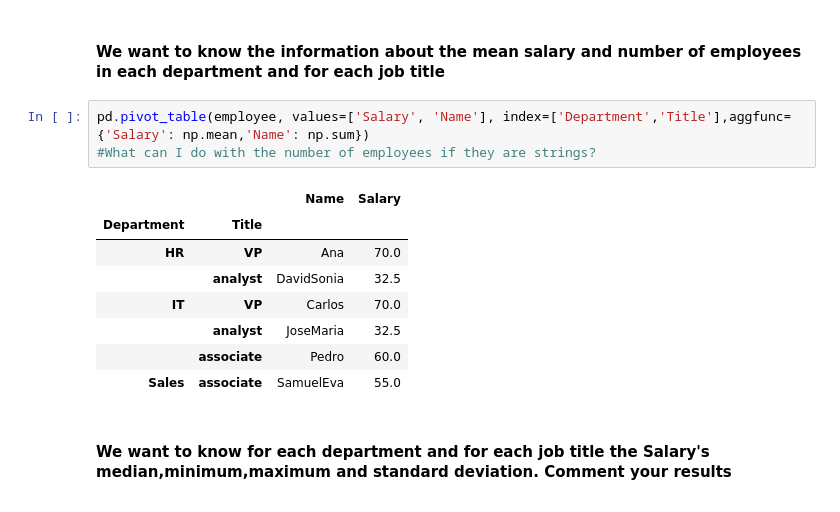
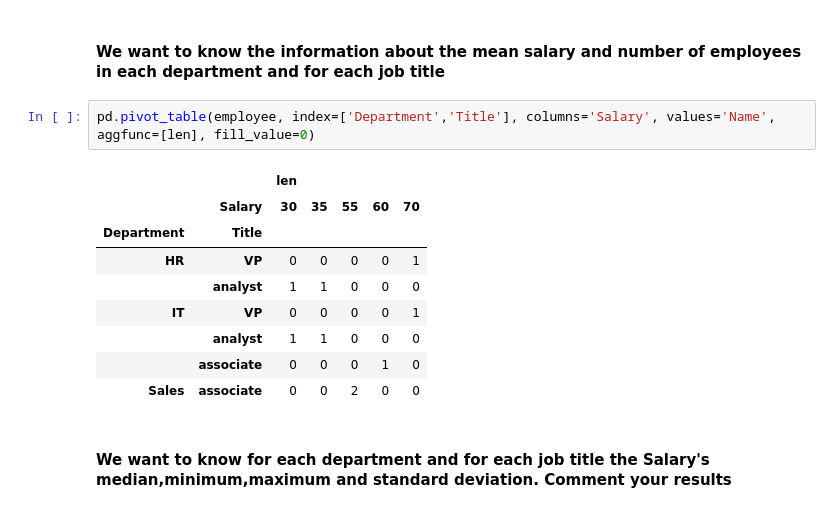
Before and after one commit to ironhack-bcn-data-june-2020/24-lab-pivot-table-and-correlation, a Jupyter notebook: your_code/main.ipynb, the cells around one changed output. Drawn from its saved outputs; the diff is of its cells as text.

```diff
--- a/your_code/main.ipynb
+++ b/your_code/main.ipynb
@@ -78,18 +78,18 @@ pd.pivot_table(employee, values=['Salary', 'Years'], index=['Title'])
 | associate | 56.666667 | 4.00 |
 # %% [markdown]
 #### We want to know the information about the mean salary and number of employees in each department and for each job title
-# %%
-pd.pivot_table(employee, values=['Salary', 'Name'], index=['Department','Title'],aggfunc={'Salary': np.mean,'Name': np.sum})
-#What can I do with the number of employees if they are strings?
-# %% [output]
-|  |  | Name | Salary |
-| Department | Title |  |  |
-| HR | VP | Ana | 70.0 |
-|  | analyst | DavidSonia | 32.5 |
-| IT | VP | Carlos | 70.0 |
-|  | analyst | JoseMaria | 32.5 |
-|  | associate | Pedro | 60.0 |
-| Sales | associate | SamuelEva | 55.0 |
+# %%
+pd.pivot_table(employee, index=['Department','Title'], columns='Salary', values='Name', aggfunc=[len], fill_value=0)
+# %% [output]
+|  |  | len |  |  |  |  |
+|  | Salary | 30 | 35 | 55 | 60 | 70 |
+| Department | Title |  |  |  |  |  |
+| HR | VP | 0 | 0 | 0 | 0 | 1 |
+|  | analyst | 1 | 1 | 0 | 0 | 0 |
+| IT | VP | 0 | 0 | 0 | 0 | 1 |
+|  | analyst | 1 | 1 | 0 | 0 | 0 |
+|  | associate | 0 | 0 | 0 | 1 | 0 |
+| Sales | associate | 0 | 0 | 2 | 0 | 0 |
 # %% [markdown]
 #### We want to know for each department and for each job title the Salary's median,minimum,maximum and standard deviation. Comment your results
 # %%
```
Also changed, not shown: parts of 2 cells of this notebook.
